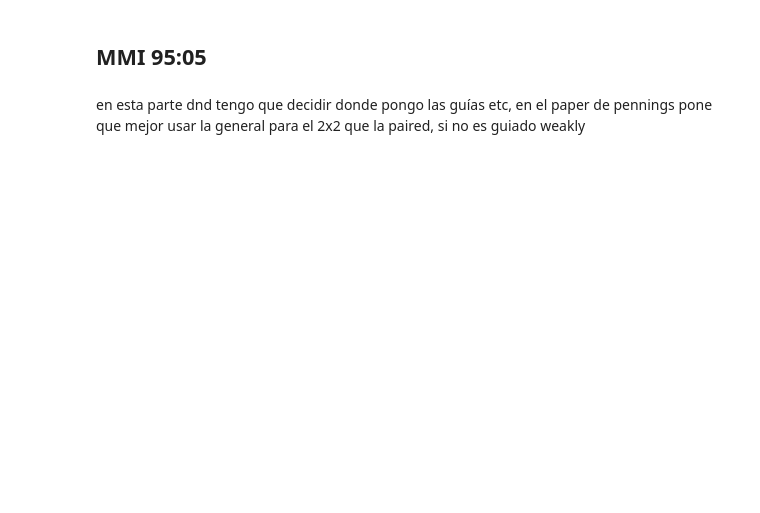
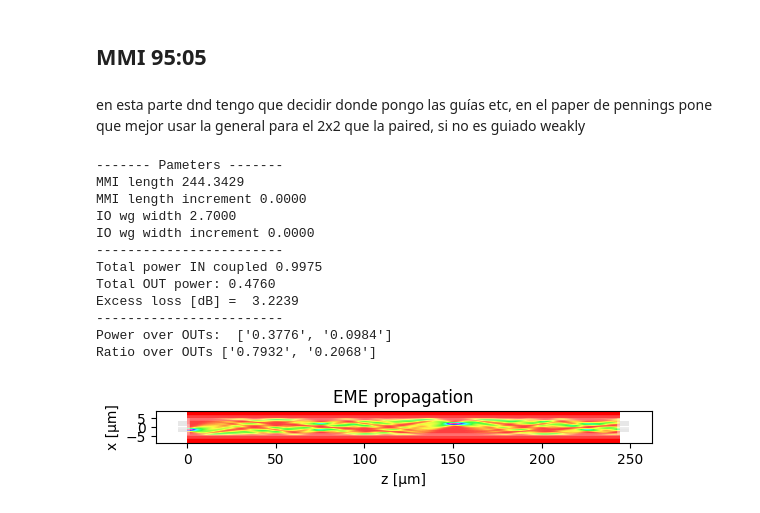
Before and after one commit to mromgar1/pic-upv-lab5-finalproject, a Jupyter notebook: FINAL_PROJECT_DEEP.ipynb, the cells around one changed output. Saved outputs shown, nothing was run; the diff lists cells and outputs as text; code cells hidden in the pictures; blank space fills up the shorter version.

```diff
--- a/FINAL_PROJECT_DEEP.ipynb
+++ b/FINAL_PROJECT_DEEP.ipynb
@@ -203,11 +205,14 @@ print (f' L_0 = {L_0}')
 mmi_Width = 10  # Student. Body width
 
 m = MMI_EME() # Here you instantiate a MMI to be simulated with the Eigen-mode expansion (EME) algorithm.
+m.mat_core=mat.si(1.55)
 m.MMI_width = mmi_Width
-m.MMI_num_modes = 20 # Number of modes to be calculated. Here, the higher, the better since we are going to calculate
+m.wg_width=2.7
+m.MMI_num_modes = 40 # Number of modes to be calculated. Here, the higher, the better since we are going to calculate
                     # the propagation based on the mode decomposition.
 
 # 1) Compute de MMI body modes - Only execute whenever a geometrical parameter is changed. Takes time to find the modes.
+m.VERBOSE = True
 m.find_all_modes()
 
 # 2) Get the L_pi
@@ -231,22 +255,37 @@ en esta parte dnd tengo que decidir donde pongo las guías etc, en el paper de p
 # %%
 # IMPORTANT!!!
 # # If you DON'T change neither the MMI width
 # nor input/output waveguide widths
 # YOU CAN RUN the lines below as many times as you wish
 # (SAVES TIME)
 
 # 3) Configure MMI
 # # MMI I/O number (check class slides for type of MMI)
+
 m.n_IN =  2 # STUDENT
 m.n_OUT = 2 # STUDENT
 m.dL_MMI = 0
 dy = 0
 # MMI I/O waveguide positions (check class slides for type of MMI)
-m.IN_WVG_positions = mmi_Width*np.array([-1/6, 1/6]) # STUDENT
-m.OUT_WVG_positions = mmi_Width*np.array([-1/6, 1/6])# STUDENT
+m.IN_WVG_positions = np.array([-1.68, 1.68]) # STUDENT
+m.OUT_WVG_positions =np.array([-1.68, 1.68])# STUDENT
 
 # MMI length (check class slides for type of MMI)
-m.L_MMI = L_0_eme
+m.L_MMI = L_pi
 
 # Run propagation
 m.propagation()
+# %% [output]
+------- Pameters -------
+MMI length 244.3429
+MMI length increment 0.0000
+IO wg width 2.7000
+IO wg width increment 0.0000
+------------------------
+Total power IN coupled 0.9975
+Total OUT power: 0.4760
+Excess loss [dB] =  3.2239
+------------------------
+Power over OUTs:  ['0.3776', '0.0984']
+Ratio over OUTs ['0.7932', '0.2068']
+[figure, added]
```
Also changed, not shown: parts of 5 cells of this notebook.
